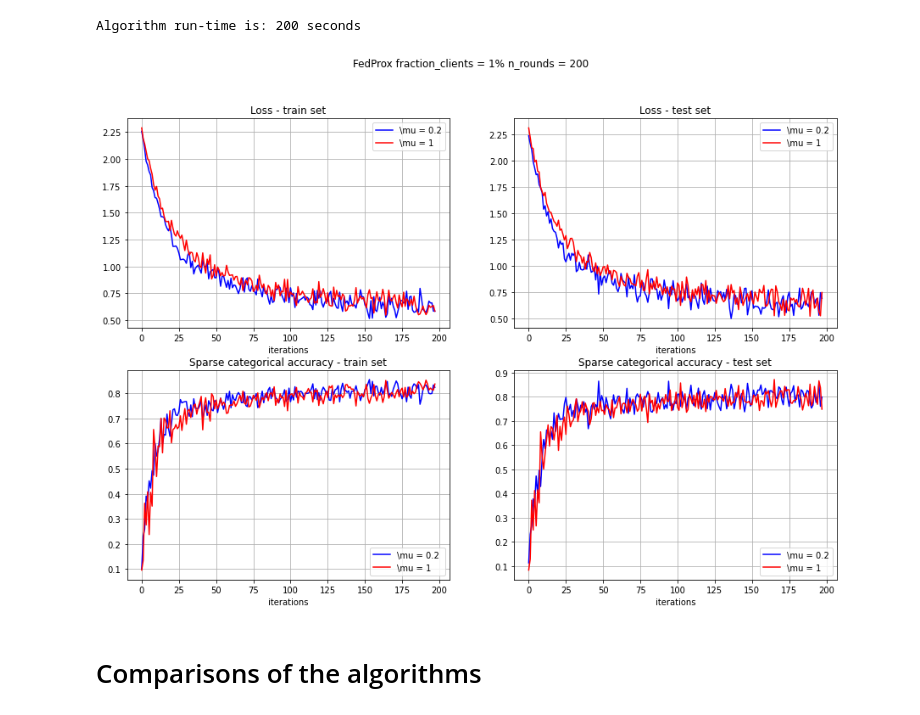
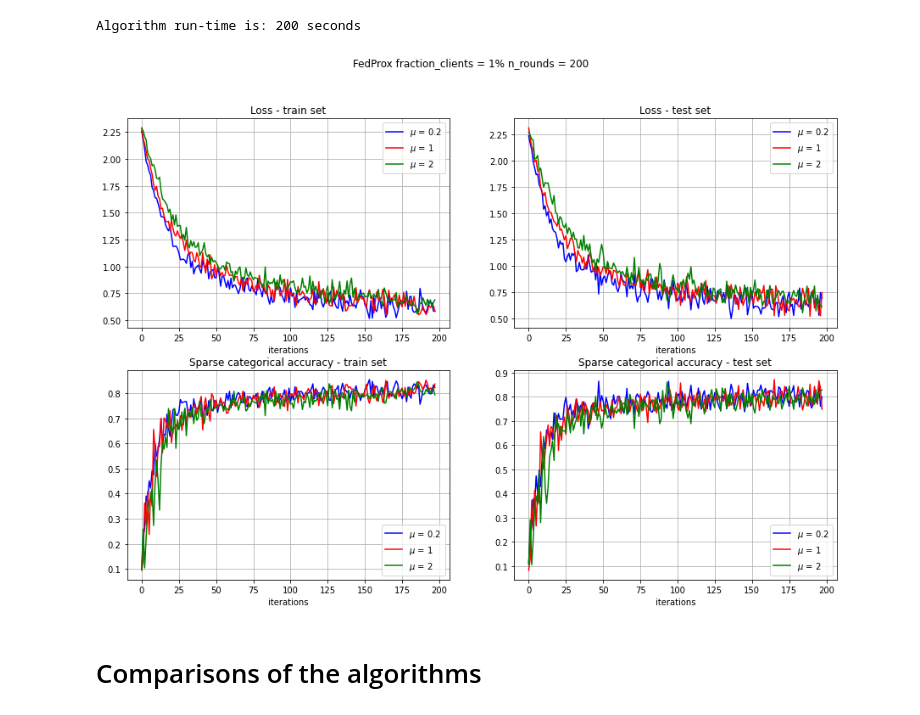
Before and after one commit to gonzaq94/federated-learning, a Jupyter notebook: Mnist classifier in TensorFlow Federated.ipynb, the cells around one changed output. Cells and saved outputs as stored; diff of their text form; code cells hidden in the pictures.

```diff
--- a/Mnist classifier in TensorFlow Federated.ipynb
+++ b/Mnist classifier in TensorFlow Federated.ipynb
@@ -433,7 +441,7 @@ def server_update(model, mean_client_weights):
 # %% [markdown]
 ### Create tff.tf_computation for the clients' and server's updates
 # %%
-PROXIMAL_WEIGHT = 1.0
+PROXIMAL_WEIGHT = 0.02
 whimsy_model = model_fn()
 tf_dataset_type = tff.SequenceType(whimsy_model.input_spec)
 
@@ -595,7 +589,7 @@ output_dict['run_time'] = run_time_prox
 output_dict['num_epochs'] = NUM_EPOCHS
 output_dict['batch_size'] = BATCH_SIZE
 output_dict['num_clients'] = NUMBER_CLIENTS
-with open('results/fed_prox_200it_mu1_data.p', 'wb') as fp:
+with open('results/fed_prox_200it_mu2_data.p', 'wb') as fp:
     pickle.dump(output_dict, fp, protocol=pickle.HIGHEST_PROTOCOL)
 
 print('Algorithm run-time is: {} seconds'.format(round(num_rounds_fed_prox)))
@@ -605,42 +599,49 @@ Algorithm run-time is: 200 seconds
 with open('results/fed_prox_200it_mu02_data.p', 'rb') as fp:
     data_fed_prox_mu02 = pickle.load(fp)
 with open('results/fed_prox_200it_mu1_data.p', 'rb') as fp:
     data_fed_prox_mu1 = pickle.load(fp)
+with open('results/fed_prox_200it_mu2_data.p', 'rb') as fp:
+    data_fed_prox_mu2 = pickle.load(fp)
 
 fig, ((ax1, ax2,),(ax3, ax4)) = plt.subplots(2, 2, figsize=(15,10))
 fig.suptitle('FedProx fraction_clients = {}% n_rounds = {}'.format(round(num_clients_fed_prox/NUMBER_CLIENTS*100), num_rounds_fed_prox))
 
-ax1.plot(data_fed_prox_mu02['train_loss'], '-b', label='\mu = 0.2')
-ax1.plot(data_fed_prox_mu1['train_loss'], '-r', label='\mu = 1')
+ax1.plot(data_fed_prox_mu02['train_loss'], '-b', label='$\mu$ = 0.2')
+ax1.plot(data_fed_prox_mu1['train_loss'], '-r', label='$\mu$ = 1')
+ax1.plot(data_fed_prox_mu2['train_loss'], '-g', label='$\mu$ = 2')
+
 ax1.set_title('Loss - train set')
 ax1.grid('on')
 ax1.legend()
 ax1.set_xlabel('iterations')
 
-ax2.plot(data_fed_prox_mu02['test_loss'], '-b', label='\mu = 0.2')
-ax2.plot(data_fed_prox_mu1['test_loss'], '-r', label='\mu = 1')
+ax2.plot(data_fed_prox_mu02['test_loss'], '-b', label='$\mu$ = 0.2')
+ax2.plot(data_fed_prox_mu1['test_loss'], '-r', label='$\mu$ = 1')
+ax2.plot(data_fed_prox_mu2['test_loss'], '-g', label='$\mu$ = 2')
 ax2.set_title('Loss - test set')
 ax2.grid('on')
 ax2.legend()
 ax2.set_xlabel('iterations')
 
-ax3.plot(data_fed_prox_mu02['train_sparse_categorical_accuracy'], '-b', label='\mu = 0.2 ')
-ax3.plot(data_fed_prox_mu1['train_sparse_categorical_accuracy'], '-r', label='\mu = 1')
+ax3.plot(data_fed_prox_mu02['train_sparse_categorical_accuracy'], '-b', label='$\mu$ = 0.2 ')
+ax3.plot(data_fed_prox_mu1['train_sparse_categorical_accuracy'], '-r', label='$\mu$ = 1')
+ax3.plot(data_fed_prox_mu2['train_sparse_categorical_accuracy'], '-g', label='$\mu$ = 2')
 ax3.legend()
 ax3.set_title('Sparse categorical accuracy - train set')
 ax3.grid('on')
 ax3.set_xlabel('iterations')
 
-ax4.plot(data_fed_prox_mu02['test_sparse_categorical_accuracy'], '-b', label='\mu = 0.2')
-ax4.plot(data_fed_prox_mu1['test_sparse_categorical_accuracy'], '-r', label='\mu = 1')
+ax4.plot(data_fed_prox_mu02['test_sparse_categorical_accuracy'], '-b', label='$\mu$ = 0.2')
+ax4.plot(data_fed_prox_mu1['test_sparse_categorical_accuracy'], '-r', label='$\mu$ = 1')
+ax4.plot(data_fed_prox_mu2['test_sparse_categorical_accuracy'], '-g', label='$\mu$ = 2')
 ax4.legend()
 ax4.set_title('Sparse categorical accuracy - test set')
 ax4.grid('on')
 ax4.set_xlabel('iterations')
 
 plt.show()
 # %% [output]
-[figure, old version]
+[figure, new version]
 # %% [markdown]
 # Comparisons of the algorithms
 # %%
```
Also changed, not shown: parts of 20 cells of this notebook.
